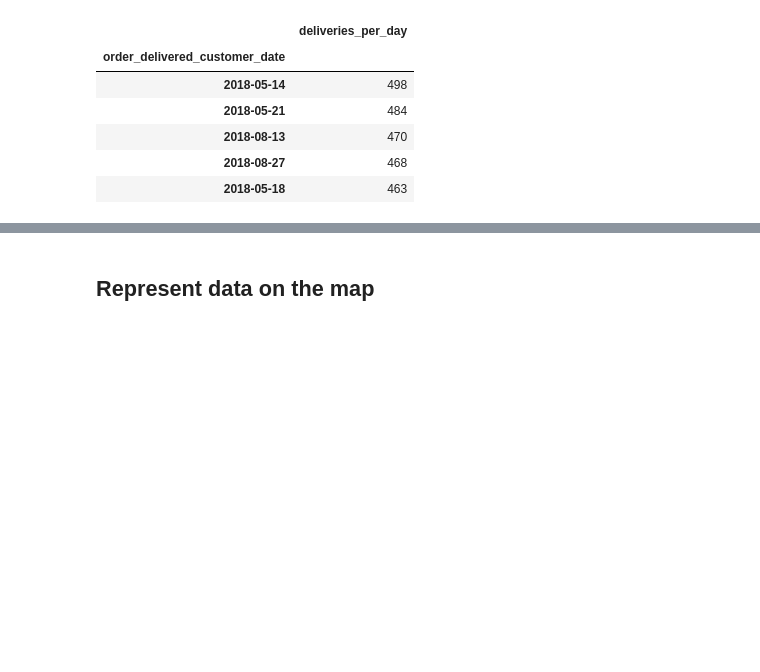
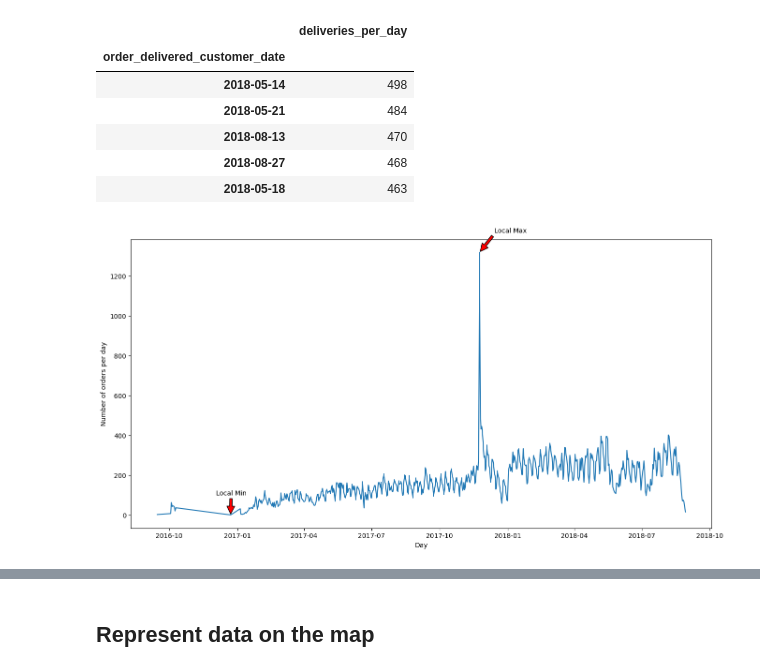
Before and after one commit to Ksyu22/olist_ecommerce, a Jupyter notebook: olist_ecommerce/notebooks/eda_delivery_prediction.ipynb, the cells around one changed output, grey strips where cells are left out. Drawn from its saved outputs; the diff is of its cells as text; code cells hidden in the pictures; blank space fills up the shorter version.

```diff
--- a/olist_ecommerce/notebooks/eda_delivery_prediction.ipynb
+++ b/olist_ecommerce/notebooks/eda_delivery_prediction.ipynb
@@ -708,7 +709,7 @@ daily_delivery.sort_values(by='deliveries_per_day', ascending=False).head()
 # %%
 def get_max_min(df_name, column_name):
     """
-    Thhis fucntion gets max and min values and date from dataframe
+    This fucntion gets max and min values and date from dataframe
     """
     df_max = df_name[df_name[column_name] == df_name[column_name].max()]
     y_max = df_max[column_name].iloc[0]
@@ -719,3 +720,22 @@ def get_max_min(df_name, column_name):
     x_min = df_min.index
 
     return x_max, y_max, x_min, y_min
+# %%
+plt.figure(figsize=(16,8))
+plt.plot(daily_order)
+plt.xlabel("Day")
+plt.ylabel("Number of orders per day")
+
+ord_x_max, ord_y_max, ord_x_min, ord_y_min = get_max_min(daily_order, 'orders_per_day')
+
+plt.annotate('Local Max', xy=(ord_x_max, ord_y_max), xytext=(ord_x_max+dt.timedelta(days=20), ord_y_max+100),
+            arrowprops=dict(facecolor='red', shrink=0.05),
+            )
+
+plt.annotate('Local Min', xy=(ord_x_min, ord_y_min), xytext=(ord_x_min-dt.timedelta(days=20), ord_y_min+100),
+            arrowprops=dict(facecolor='red', shrink=0.05),
+            )
+
+plt.show()
+# %% [output]
+[figure, added]
```
Also changed, not shown: parts of 13 cells of this notebook.
